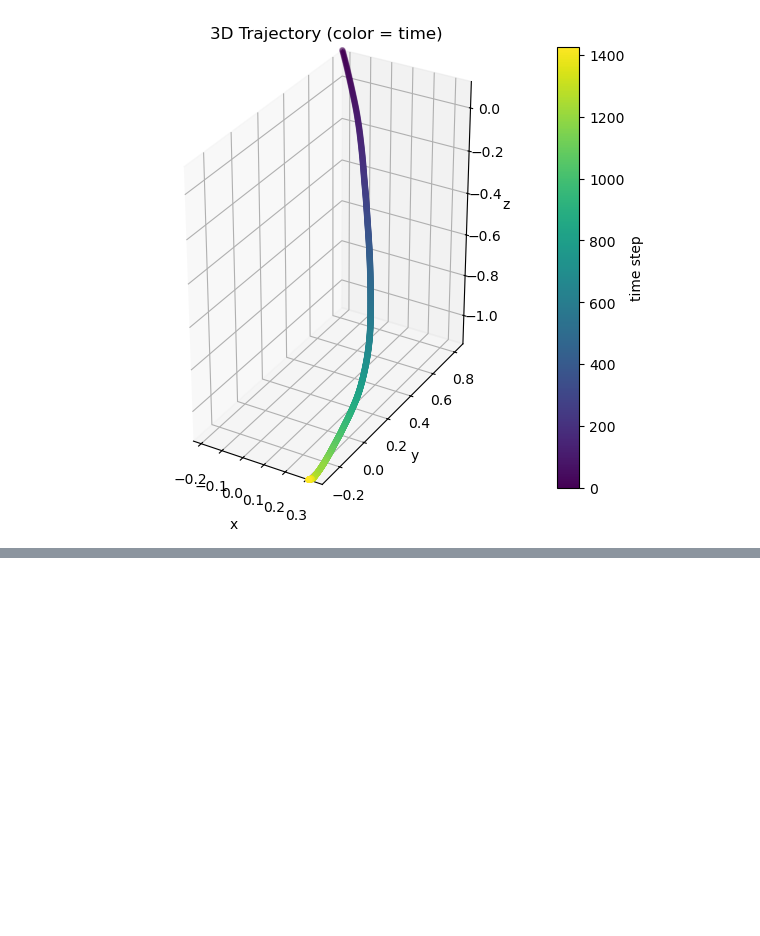
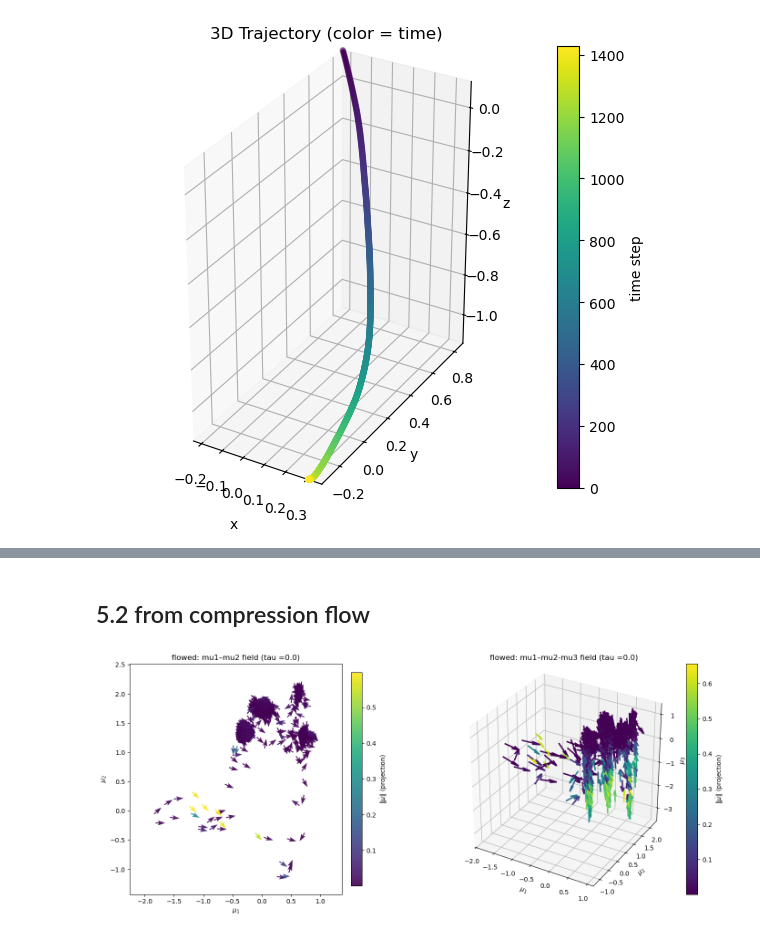
Before and after one commit to dannyfa/Velocity_Flow_Matching, a Jupyter notebook: playground/musal_new_dimk_lag0_local.ipynb, the cells around one changed output, grey strips where cells are left out. Cells and saved outputs as stored; diff of their text form; code cells hidden in the pictures; blank space fills up the shorter version.

```diff
--- a/playground/musal_new_dimk_lag0_local.ipynb
+++ b/playground/musal_new_dimk_lag0_local.ipynb
@@ -348,0 +387,28 @@ plot_traj_3d(mu_traj_sim_np_plot[0][:,0:3])
+# %% [markdown]
+## 5.2 from compression flow
+# %%
+dim_to_keep = 3  # μ-dims you kept elsewhere
+mu_pts_flow, v_mu_flow = compute_mu_velocity_field(
+    latent_traj_list=latent_traj_list,
+    dyn_net=dyn_net,
+    encoder=encoder,
+    device=device,
+    dim_preserve=dim_to_keep,
+    lag=lag,
+    t_plot=0.0,
+)
+
+plot_mu_velocity_panel(mu_pts_flow, v_mu_flow,
+                       title_2d = "flowed: mu1–mu2 field (tau =0.0)",
+                       title_3d = "flowed: mu1–mu2-mu3 field (tau =0.0)",
+                       arrow_frac_2d=0.05,
+                       arrow_size_2d=1.2,
+                       linewidth_2d=1.5,
+
+                       arrow_frac_3d=0.1,
+                       arrow_size_3d=1.5,
+                       linewidth_3d=1.5,
+                       base_arrow_length_ratio_3d=0.3,
+                       )
+# %% [output]
+[figure, added]
```
Also changed, not shown: parts of 8 cells of this notebook.
